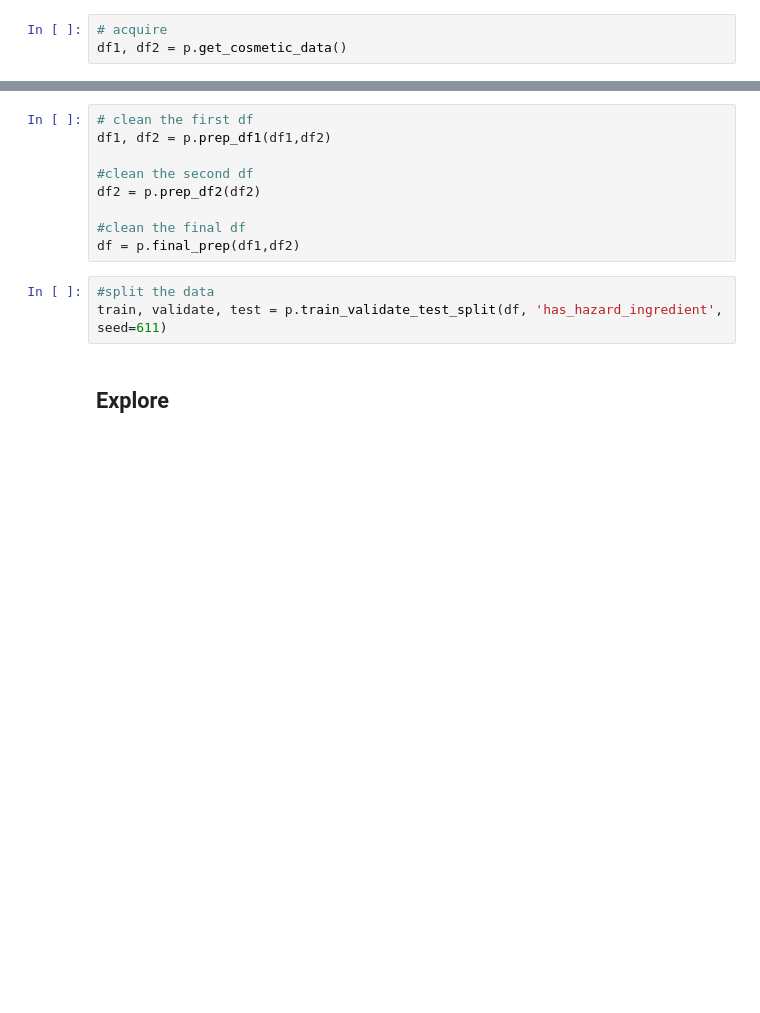
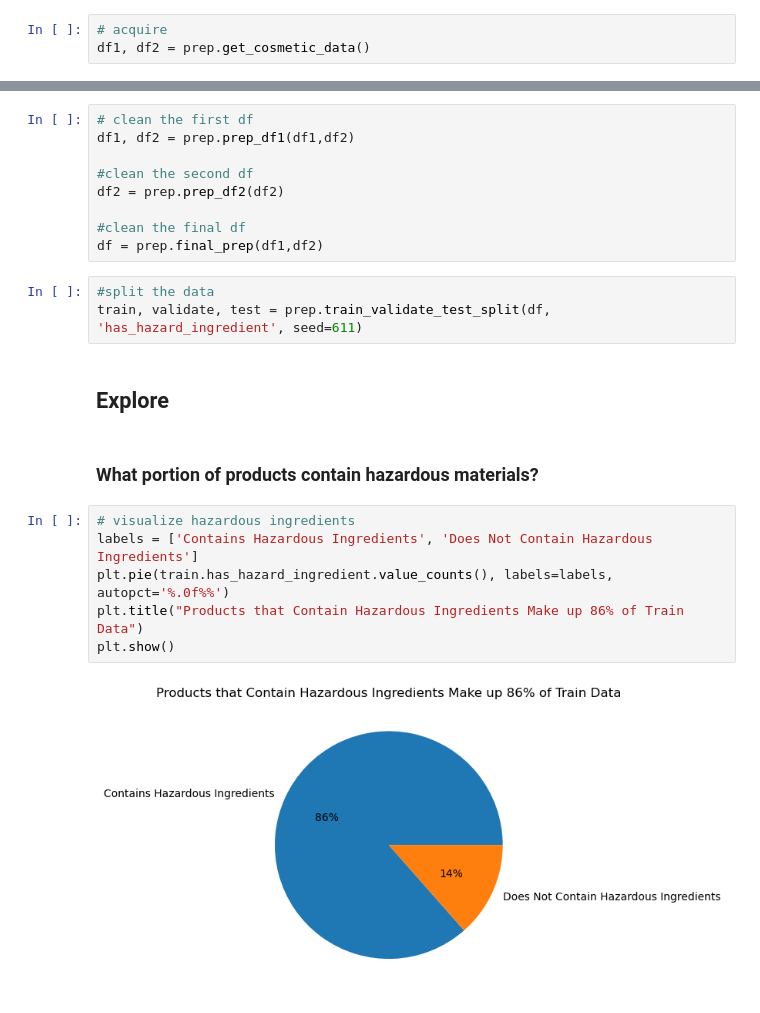
Before and after one commit to elizabethswarren/cosmetics_ds, a Jupyter notebook: final_notebook.ipynb, the cells around one changed output, grey strips where cells are left out. Cells and saved outputs as stored; diff of their text form; blank space fills up the shorter version.

```diff
--- a/final_notebook.ipynb
+++ b/final_notebook.ipynb
@@ -71,7 +71,7 @@ Final dataframe:
 * Final dataframe has 4 columns and 7193 rows.
 # %%
 # acquire
-df1, df2 = p.get_cosmetic_data()
+df1, df2 = prep.get_cosmetic_data()
 # %% [markdown]
 ## Before we clean it up, let's see some interesting numbers from the CDHP database:
 # %%
@@ -115,15 +115,25 @@ Sally Hansen                1834
 Name: BrandName, dtype: int64
 # %%
 # clean the first df
-df1, df2 = p.prep_df1(df1,df2)
+df1, df2 = prep.prep_df1(df1,df2)
 
 #clean the second df
-df2 = p.prep_df2(df2)
+df2 = prep.prep_df2(df2)
 
 #clean the final df
-df = p.final_prep(df1,df2)
+df = prep.final_prep(df1,df2)
 # %%
 #split the data
-train, validate, test = p.train_validate_test_split(df, 'has_hazard_ingredient', seed=611)
+train, validate, test = prep.train_validate_test_split(df, 'has_hazard_ingredient', seed=611)
 # %% [markdown]
 ## Explore
+# %% [markdown]
+### What portion of products contain hazardous materials?
+# %%
+# visualize hazardous ingredients
+labels = ['Contains Hazardous Ingredients', 'Does Not Contain Hazardous Ingredients']
+plt.pie(train.has_hazard_ingredient.value_counts(), labels=labels, autopct='%.0f%%')
+plt.title("Products that Contain Hazardous Ingredients Make up 86% of Train Data")
+plt.show()
+# %% [output]
+[figure, added]
```
Also changed, not shown: parts of 19 cells of this notebook.
